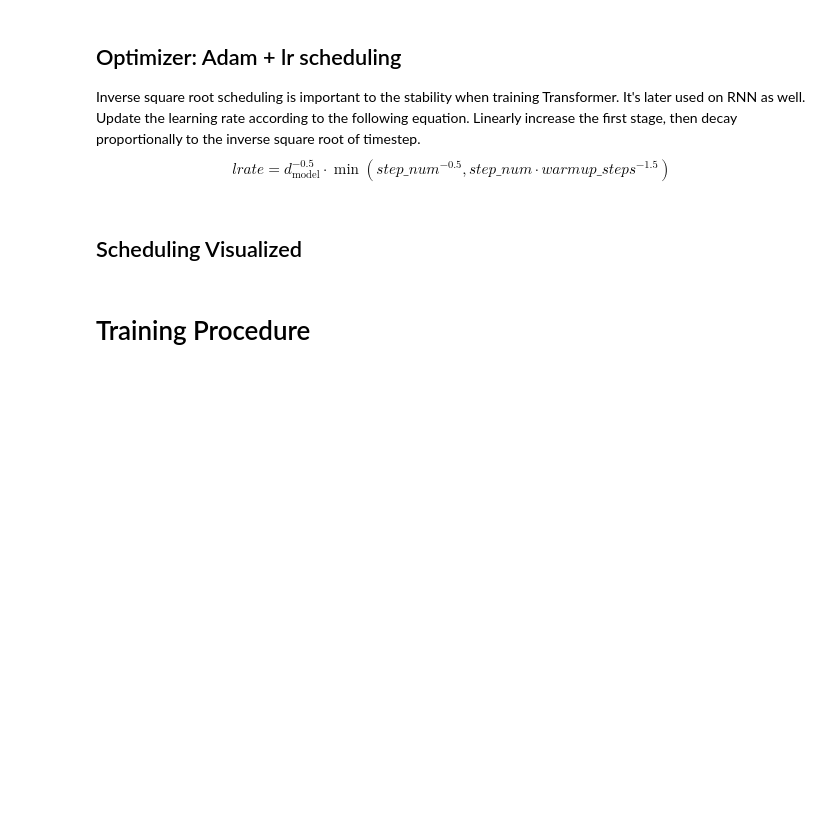
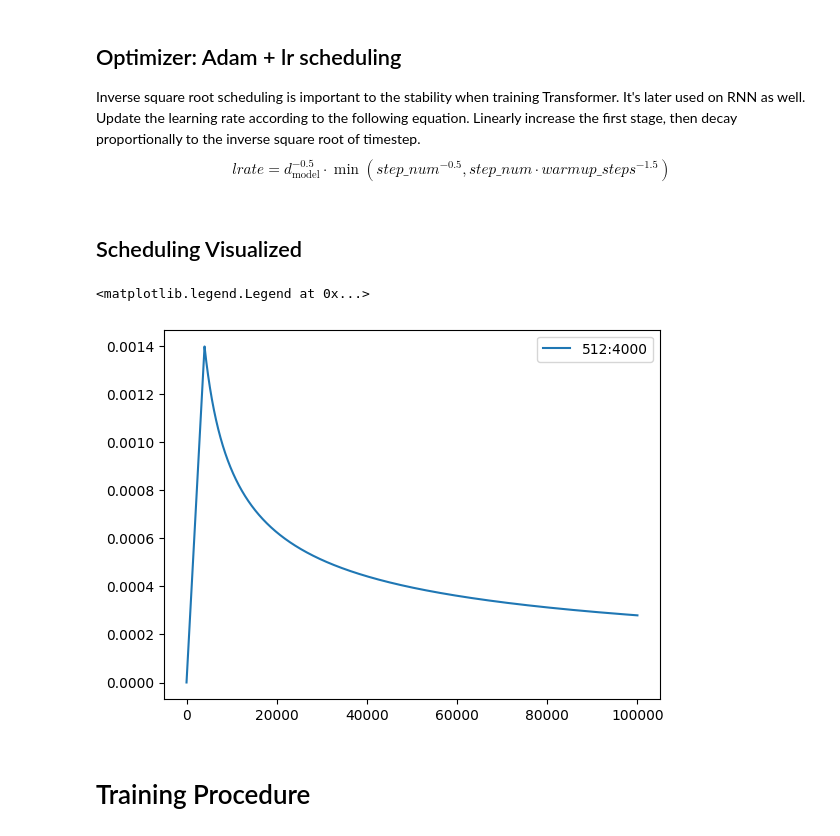
Before and after one commit to chengyingshe/open-source-class-learning, a Jupyter notebook: 2023_ML_LiHongyi/HW5/HW5.ipynb, the cells around one changed output. Saved outputs shown, nothing was run; the diff lists cells and outputs as text; code cells hidden in the pictures; blank space fills up the shorter version.

```diff
--- a/2023_ML_LiHongyi/HW5/HW5.ipynb
+++ b/2023_ML_LiHongyi/HW5/HW5.ipynb
@@ -312,12 +363,12 @@ else:
 # %%
 config = Namespace(
     datadir = "./DATA/data-bin/ted2020",
-    savedir = "./checkpoints/rnn",
+    savedir = "./checkpoints/rnn",  # rnn
     source_lang = src_lang,
     target_lang = tgt_lang,
 
     # cpu threads when fetching & processing data.
-    num_workers=2,
+    num_workers=0,
     # batch size in terms of tokens. gradient accumulation increases the effective batchsize.
     max_tokens=8192,
     accum_steps=2,
@@ -816,7 +905,7 @@ from fairseq.models.transformer import (
     TransformerDecoder,
 )
 
-def build_model(args, task):
+def build_model(args, task, use_transformer=False):
     """ build a model instance based on hyperparameters """
     src_dict, tgt_dict = task.source_dictionary, task.target_dictionary
 
@@ -825,11 +914,18 @@ def build_model(args, task):
     decoder_embed_tokens = nn.Embedding(len(tgt_dict), args.decoder_embed_dim, tgt_dict.pad())
 
     # encoder decoder
-    # HINT: TODO: switch to TransformerEncoder & TransformerDecoder
-    encoder = RNNEncoder(args, src_dict, encoder_embed_tokens)
-    decoder = RNNDecoder(args, tgt_dict, decoder_embed_tokens)
-    # encoder = TransformerEncoder(args, src_dict, encoder_embed_tokens)
-    # decoder = TransformerDecoder(args, tgt_dict, decoder_embed_tokens)
+    # TODO: Strong Baseline: switch to TransformerEncoder & TransformerDecoder
+    if not use_transformer:
+        encoder = RNNEncoder(args, src_dict, encoder_embed_tokens)
+        decoder = RNNDecoder(args, tgt_dict, decoder_embed_tokens)
+    else:
+        encoder = TransformerEncoder(args, src_dict, encoder_embed_tokens)
+        # args.tie_adaptive_weights = True
+        # decoder_output_proj = nn.Linear(args.decoder_embed_dim, len(tgt_dict))
+        # decoder = TransformerDecoder(args, tgt_dict,
+        #                              decoder_embed_tokens,
+        #                              output_projection=decoder_output_proj)
+        decoder = TransformerDecoder(args, tgt_dict, decoder_embed_tokens)
 
     # sequence to sequence model
     model = Seq2Seq(args, encoder, decoder)
@@ -863,14 +959,14 @@ def build_model(args, task):
 For strong baseline, please refer to the hyperparameters for *transformer-base* in Table 3 in [Attention is all you need](#vaswani2017)
 # %%
 arch_args = Namespace(
-    encoder_embed_dim=256,
-    encoder_ffn_embed_dim=512,
-    encoder_layers=1,
-    decoder_embed_dim=256,
-    decoder_ffn_embed_dim=1024,
-    decoder_layers=1,
+    encoder_embed_dim=512,
+    encoder_ffn_embed_dim=1024,
+    encoder_layers=2,
+    decoder_embed_dim=512,
+    decoder_ffn_embed_dim=2048,
+    decoder_layers=2,
     share_decoder_input_output_embed=True,
-    dropout=0.3,
+    dropout=0.1,
 )
 
 # HINT: these patches on parameters for Transformer
@@ -889,7 +985,7 @@ def add_transformer_args(args):
     from fairseq.models.transformer import base_architecture
     base_architecture(arch_args)
 
-# add_transformer_args(arch_args)
+add_transformer_args(arch_args)
 # %%
 if config.use_wandb:
     wandb.config.update(vars(arch_args))
@@ -948,8 +1086,9 @@ Update the learning rate according to the following equation. Linearly increase
 $$lrate = d_{\text{model}}^{-0.5}\cdot\min({step\_num}^{-0.5},{step\_num}\cdot{warmup\_steps}^{-1.5})$$
 # %%
 def get_rate(d_model, step_num, warmup_step):
-    # TODO: Change lr from constant to the equation shown above
-    lr = 0.001
+    # TODO: Medium Baseline: add learning rate
+    # lr = 0.001
+    lr = d_model ** (-0.5) * min(step_num ** (-0.5), step_num * warmup_step ** (-1.5))
     return lr
 # %%
 class NoamOpt:
@@ -992,12 +1131,14 @@ class NoamOpt:
 # %%
 optimizer = NoamOpt(
     model_size=arch_args.encoder_embed_dim,
     factor=config.lr_factor,
     warmup=config.lr_warmup,
     optimizer=torch.optim.AdamW(model.parameters(), lr=0, betas=(0.9, 0.98), eps=1e-9, weight_decay=0.0001))
 plt.plot(np.arange(1, 100000), [optimizer.rate(i) for i in range(1, 100000)])
 plt.legend([f"{optimizer.model_size}:{optimizer.warmup}"])
-None
+# %% [output]
+<matplotlib.legend.Legend at 0x...>
+[figure, added]
 # %% [markdown]
 # Training Procedure
 # %% [markdown]
```
Also changed, not shown: parts of 36 cells of this notebook, 43 other files.
